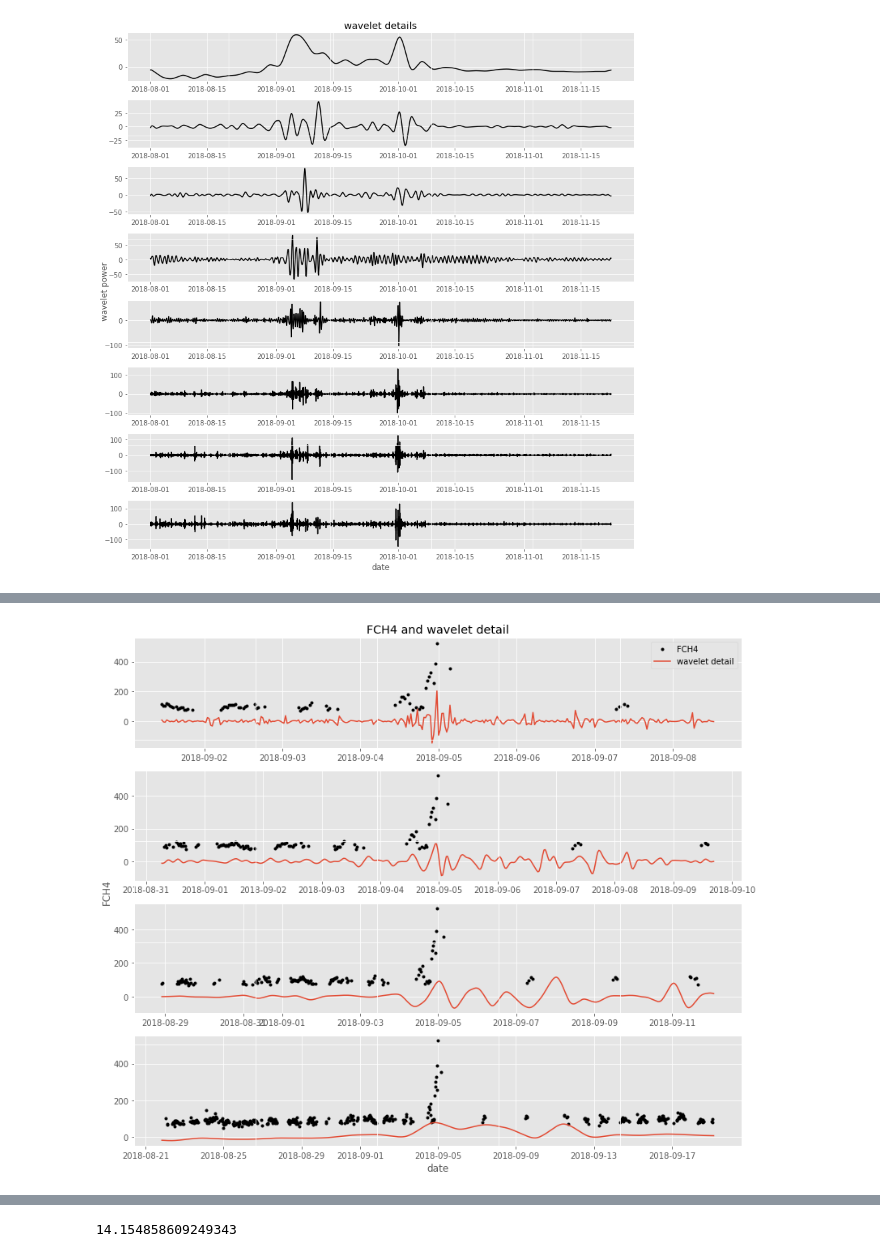
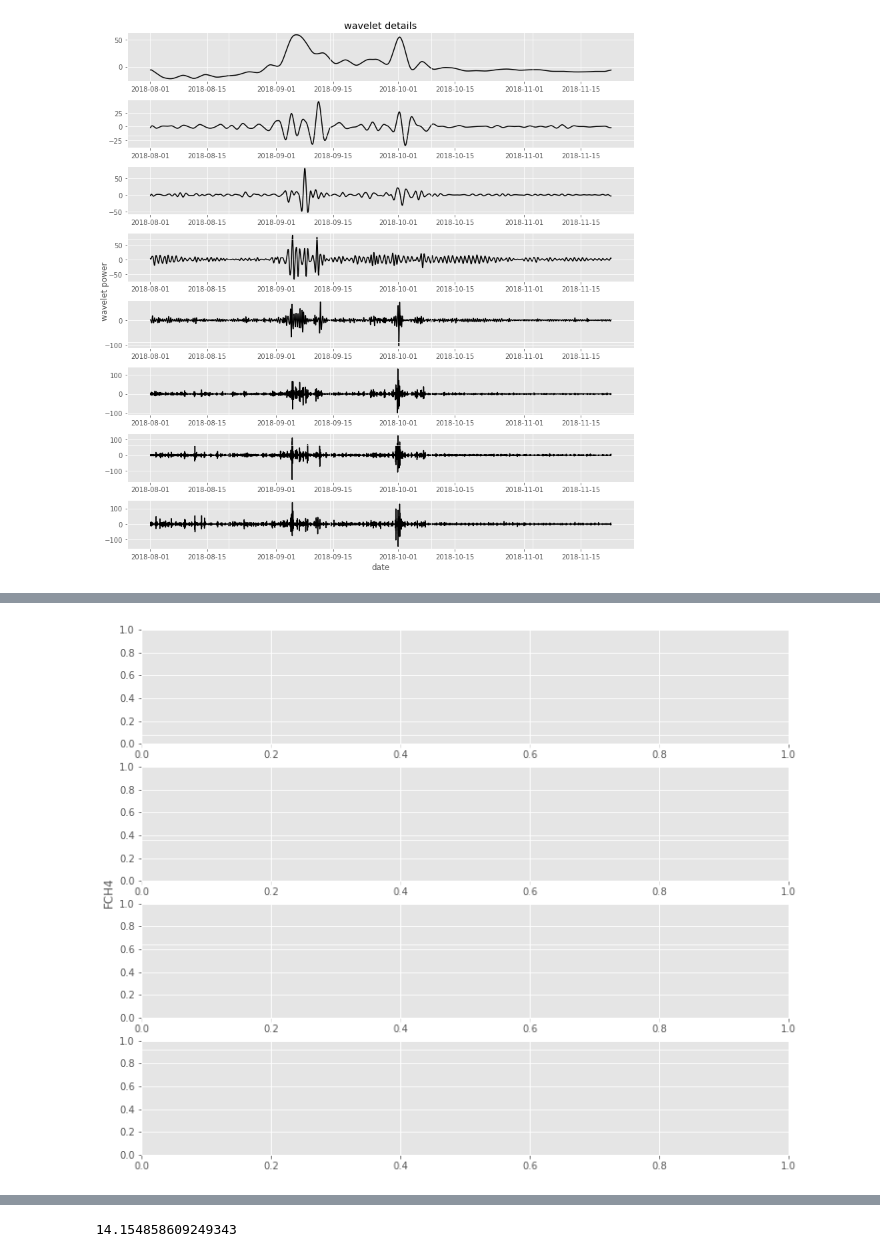
Before and after one commit to ottobriner/wavelet-partition, a Jupyter notebook: FLX_JP-BBY.ipynb, the cells around one changed output, grey strips where cells are left out. Cells and saved outputs as stored; diff of their text form; code cells hidden in the pictures.

Commit message:
added partitioning, broke many plots

```diff
--- a/FLX_JP-BBY.ipynb
+++ b/FLX_JP-BBY.ipynb
@@ -85,5 +85,5 @@ p.wavelet(dfw.index, cM)
 # %% [output]
 [figure]
 # %%
-p.reconst(df.loc[dfw.index, 'FCH4'], csumM, scalesM, '2018-09-05', ypM, ylabel = 'FCH4')
+p.reconst(df.loc[dfw.index, 'FCH4_F'], csumM, scalesM, '2018-09-05', ypM, ylabel = 'FCH4')
 # %% [output]
@@ -90,4 +94,4 @@ p.reconst(df.loc[dfw.index, 'FCH4'], csumM, scalesM, '2018-09-05', ypM, ylabel =
-[figure, old version]
+[figure, new version]
 # %%
 zdate = pd.to_datetime('2018-09-05')
 # %%
```
Also changed, not shown: parts of 10 cells of this notebook, 1 other file.
